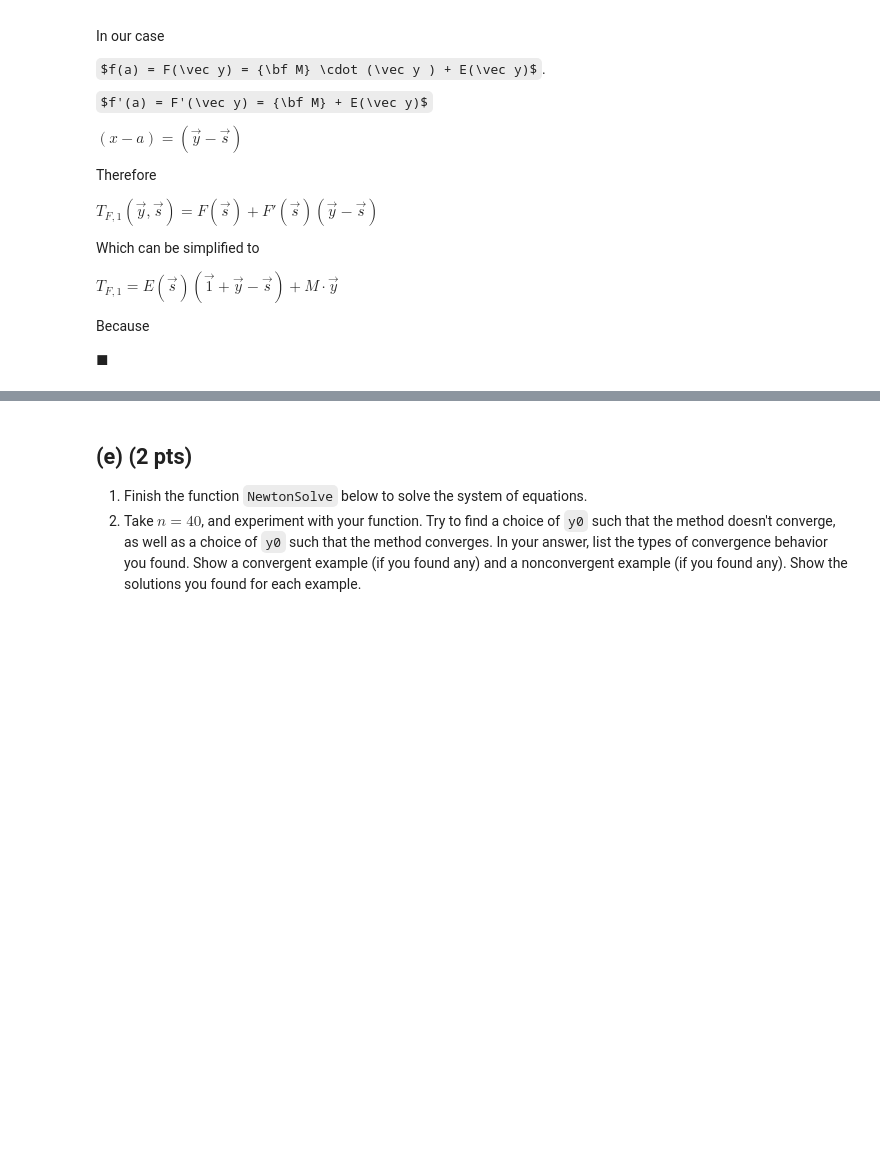
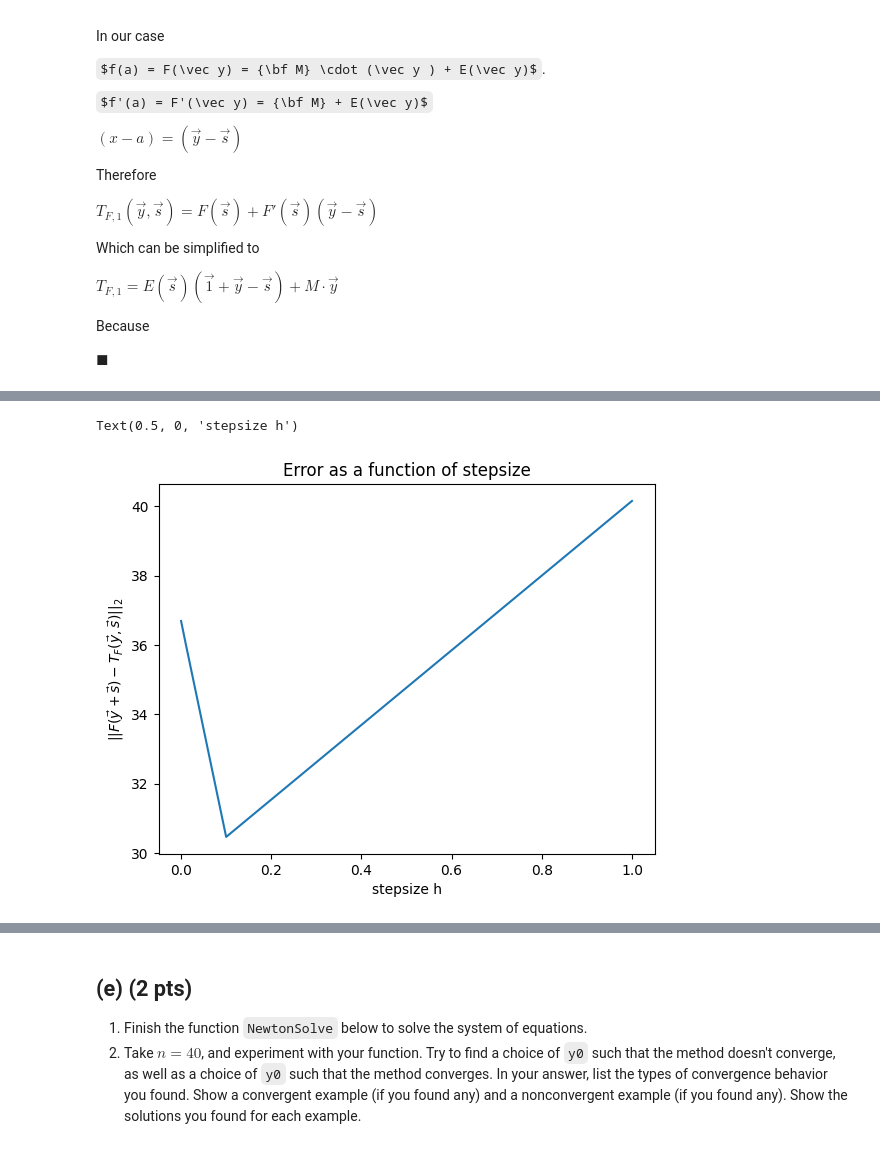
Before and after one commit to NitaiNijholt/NumericalAlgos, a Jupyter notebook: hw4_2023.ipynb, the cells around one changed output, grey strips where cells are left out. Saved outputs shown, nothing was run; the diff lists cells and outputs as text; code cells hidden in the pictures; some formulas as TeX source; blank space fills up the shorter version.

Commit message:
plot 1d  added, incomplete as of yet

```diff
--- a/hw4_2023.ipynb
+++ b/hw4_2023.ipynb
@@ -134,16 +134,16 @@ def SecondDerMatrix(n):
 
     # Define the diagonal elements ignoring the h^2 constant:
     # -2 to the main diagonal and 1 for the diagonals around it
-    main_diagonal = -2*np.ones(n)
-    top_diagonal = np.ones(n-1)
-    under_diagonal = np.ones(n-1)
+    main_diagonal = -2*np.ones(n) /h**2
+    top_diagonal = np.ones(n-1)  /h**2
+    under_diagonal = np.ones(n-1)  /h**2
 
     # Create the sparse matrix with the diagonals defined
     diagonals = [main_diagonal, top_diagonal, under_diagonal]
     M = diags(diagonals, [0, 1, -1])
 
     # Divide all elements by constant h^2
-    M /= h**2
+    # M /= h**2
 
     return M
 # %% [markdown]
@@ -275,3 +275,73 @@ $T_{F,1} = E(\vec s)(\vec 1 + \vec y - \vec s) + M \cdot \vec y$
 Because
 
 $\blacksquare$
+# %%
+# Subquestions 2 and 3.
+
+## COMPUTE F(y+s) and TF(y+s) for certain y and s
+def T(y,s):
+    # Method 1 - using main diag of M as derivative of M * y
+    Ms = SecondDerMatrix(s.size) @ s
+    Es = np.exp(s)
+    Md = SecondDerMatrix(s.size).diagonal() # Main diagonal of M
+    return Ms + Es + (Md + Es)*(y-s)
+
+    # Method 2 - Dimensions just match!
+    #E_s = np.exp(s)
+    #vector = (np.ones(y.size) + y - s)
+    #return ( E_s @ vector ) + SecondDerMatrix(s.size) @ y
+
+# Get some values
+n = 3
+y = np.linspace(0,0.5,n)
+s = np.linspace(0.2,0.4,n)
+
+F_ys = F(y+s)
+T_ys = T(y,s)
+
+print(F_ys)
+print(T_ys)
+print(JacobianF(y).toarray())
+
+
+# Subquestion 3
+# Verify for many k -> h = 10^-k and s / norm(s)= h
+# that
+n = 5
+k_values = 10
+y = np.linspace(0,0.5,n)
+
+error_list = []
+h_list = []
+s_list = []
+
+for k in range(k_values):
+    h = 10 ** -k
+
+    # append h values to h list
+    h_list.append(h)
+
+    s = np.linspace(0,1,n)
+    # Scale so s has norm O(h)
+    # I ASSUME that O(h) is same as just h
+    s = s * (h / np.linalg.norm(s))
+    # s_list.append(s)
+
+
+    # Compute
+    F_ys = F(y+s)
+    T_ys = T(y,s)
+
+    # Error
+    # TODO: Fix formula so it returns scalar
+    error = np.linalg.norm(F_ys - T_ys)
+
+    # TODO: Plot and analysis
+    error_list.append(error)
+
+# plotting
+plt.plot(h_list,error_list)
+plt.title(r'Error as a function of stepsize')
+plt.ylabel(r'$||F(\vec y + \vec s) - T_F(\vec y, \vec s)||_2$')
+plt.xlabel('stepsize h')
+# %% [output]
@@ -278 +353,3 @@ $\blacksquare$
+Text(0.5, 0, 'stepsize h')
+[figure, added]
 # %%
```
Also changed, not shown: parts of 4 cells of this notebook.
